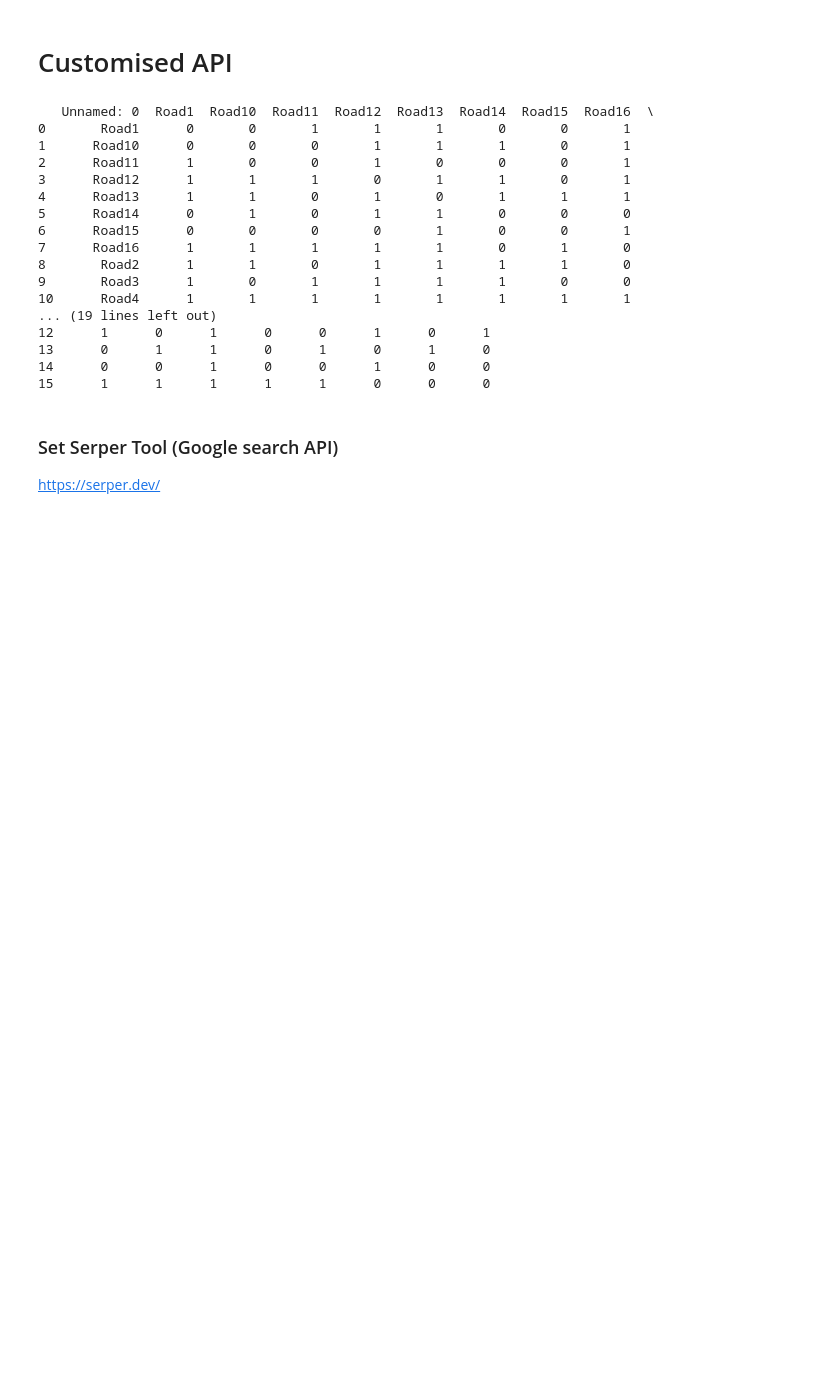
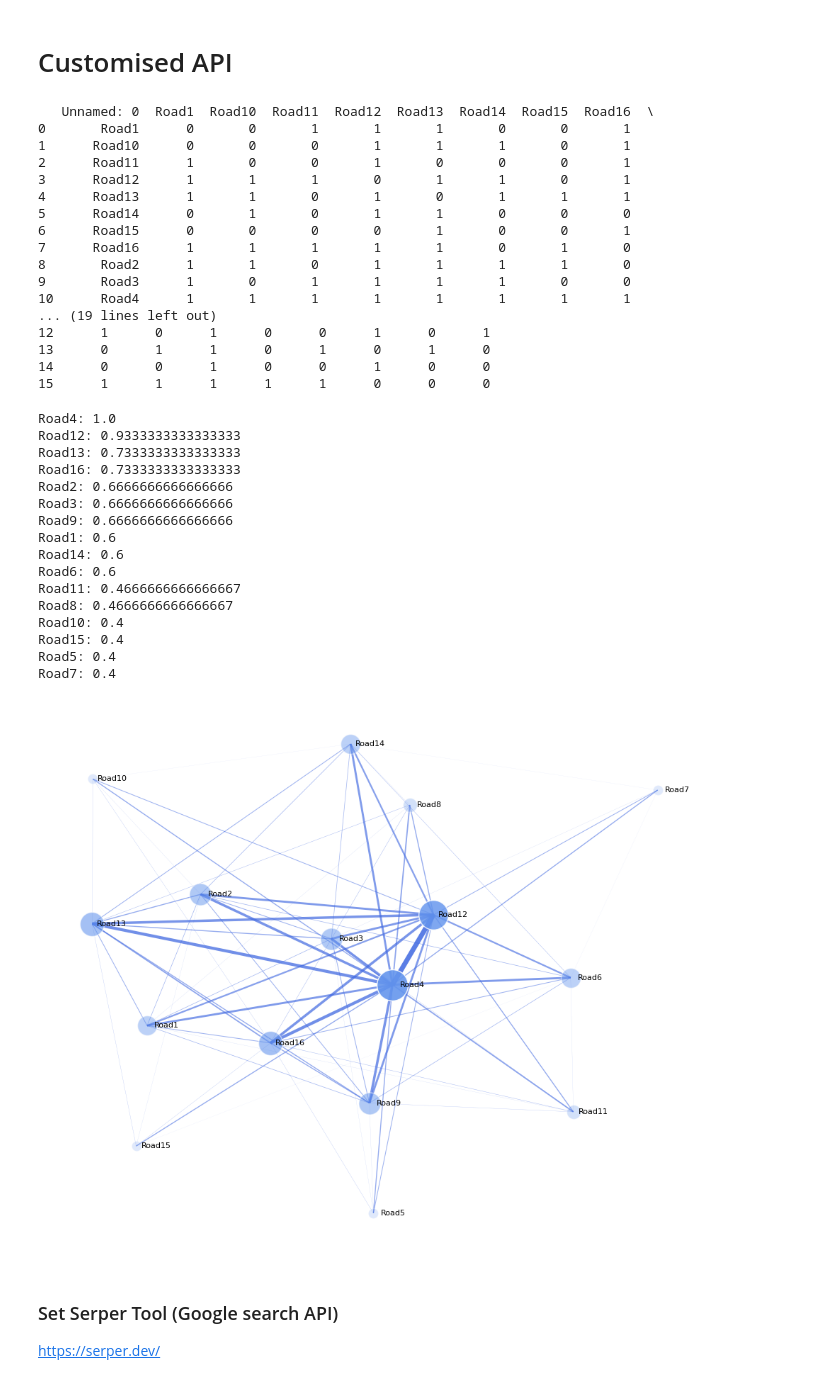
Before and after one commit to WilliamShengYangHuang/AA_Research, a Jupyter notebook: crewai_Spatial_5.ipynb, the cells around one changed output. Saved outputs shown, nothing was run; the diff lists cells and outputs as text; code cells hidden in the pictures; blank space fills up the shorter version.

```diff
--- a/crewai_Spatial_5.ipynb
+++ b/crewai_Spatial_5.ipynb
@@ -79,6 +79,84 @@ print(df_content)
 13      0      1      1      0      1      0      1      0
 14      0      0      1      0      0      1      0      0
 15      1      1      1      1      1      0      0      0
+# %%
+import networkx as nx
+import matplotlib.pyplot as plt
+
+# Read csv data
+df_map = pd.read_csv('/content/drive/My Drive/road_network.csv', index_col=0)
+
+# Create a grapgh
+G = nx.from_pandas_adjacency(df_map)
+
+# Calculate degree centrality
+degree_centrality = nx.degree_centrality(G)
+sorted_centrality = sorted(degree_centrality.items(), key=lambda x: (-x[1]))
+for road, centrality in sorted_centrality:
+    print(f"{road}: {centrality}")
+
+# Normalised degree centrality
+min_cent = min(degree_centrality.values())
+max_cent = max(degree_centrality.values())
+norm_centrality = {k: (v - min_cent) / (max_cent - min_cent) if max_cent > min_cent else 0.5 for k, v in degree_centrality.items()}
+
+# Remap normalised centrality to the range [100, 1000] for node sizes
+min_size = 100
+max_size = 1000
+node_sizes = [min_size + (max_size - min_size) * norm_centrality[node] for node in G.nodes()]
+
+# Remap normalszed centrality to the range [0.2, 0.8] for alpha
+min_alpha = 0.2
+max_alpha = 0.9
+node_alpha = [min_alpha + (max_alpha - min_alpha) * norm_centrality[node] for node in G.nodes()]
+
+# Calculate edge widths and alpha based on the sum of the node's degree centrality
+edge_widths = []
+edge_alpha = []
+for u, v in G.edges():
+    centrality_sum = norm_centrality[u] + norm_centrality[v]
+    edge_widths.append(centrality_sum)
+    # Normalize and adjust alpha for edges
+    edge_alpha.append(min_alpha + (max_alpha - min_alpha) * centrality_sum / 2)
+
+# Draw the graph
+plt.figure(figsize=(12, 10))
+pos = nx.spring_layout(G)  # Node positions
+
+# Draw nodes with specified properties
+for i, node in enumerate(G.nodes()):
+    nx.draw_networkx_nodes(G, pos, nodelist=[node], node_size=node_sizes[i],
+                           node_color='cornflowerblue', alpha=node_alpha[i],
+                           edgecolors='white')  # White boundary
+
+# Draw edges with specified properties
+for i, (u, v) in enumerate(G.edges()):
+    nx.draw_networkx_edges(G, pos, edgelist=[(u, v)], width=edge_widths[i]**2.5, edge_color='royalblue', alpha=edge_alpha[i])
+
+# Shift label positions to the right of nodes and adjust font size
+label_pos = {k: [v[0] + 0.05, v[1]] for k, v in pos.items()}
+nx.draw_networkx_labels(G, label_pos, font_size=8, font_family="sans-serif")
+
+plt.axis("off")
+plt.show()
+# %% [output]
+Road4: 1.0
+Road12: 0.9333333333333333
+Road13: 0.7333333333333333
+Road16: 0.7333333333333333
+Road2: 0.6666666666666666
+Road3: 0.6666666666666666
+Road9: 0.6666666666666666
+Road1: 0.6
+Road14: 0.6
+Road6: 0.6
+Road11: 0.4666666666666667
+Road8: 0.4666666666666667
+Road10: 0.4
+Road15: 0.4
+Road5: 0.4
+Road7: 0.4
+[figure, added]
 # %% [markdown]
 ### Set Serper Tool (Google search API)
 
```
